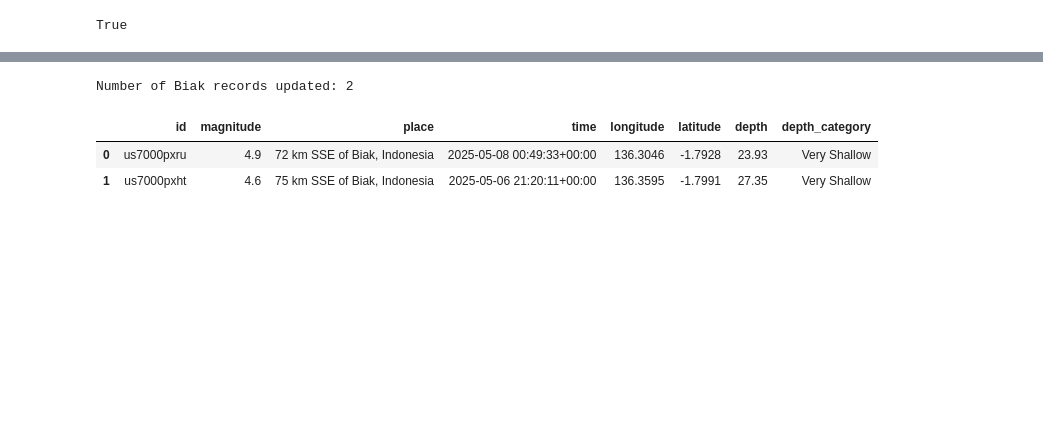
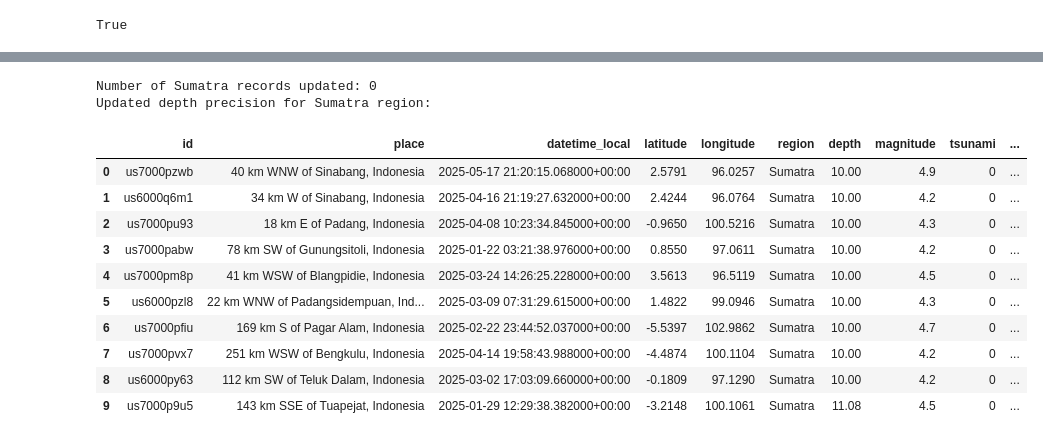
Before and after one commit to QwAct225/magnitudr, a Jupyter notebook: notebook/crud_operations.ipynb, the cells around one changed output, grey strips where cells are left out. Cells and saved outputs as stored; diff of their text form; code cells hidden in the pictures; blank space fills up the shorter version.

```diff
--- a/notebook/crud_operations.ipynb
+++ b/notebook/crud_operations.ipynb
@@ -240,29 +269,40 @@ Number of place names updated: 0
 # %%
-# Example 3: Update Depths for Biak Region (Update Operations)
+# Example 3: Update Depths for Sumatra Region (Update Operations)
 update_query_3 = text("""
-UPDATE earthquakes_batch
+UPDATE earthquakes_enhanced
 SET depth = round(depth::numeric, 2)
-WHERE place LIKE '%Biak, Indonesia%'
-AND depth < 30;
+WHERE region = 'Sumatra'
+AND depth != round(depth::numeric, 2);
 """)
 
 rows_updated = execute_update(update_query_3)
-print(f"Number of Biak records updated: {rows_updated}")
+print(f"Number of Sumatra records updated: {rows_updated}")
 
 # Check updated records
 select_query_3 = text("""
 SELECT *
-FROM earthquakes_batch
-WHERE place LIKE '%Biak, Indonesia%'
-ORDER BY depth;
+FROM earthquakes_enhanced
+WHERE region = 'Sumatra'
+ORDER BY depth
+LIMIT 10;
 """)
 
 updated_depths = execute_query(select_query_3)
+print("Updated depth precision for Sumatra region:")
 display(updated_depths)
 # %% [output]
-Number of Biak records updated: 2
+Number of Sumatra records updated: 0
+Updated depth precision for Sumatra region:
-|  | id | magnitude | place | time | longitude | latitude | depth | depth_category |
-| 0 | us7000pxru | 4.9 | 72 km SSE of Biak, Indonesia | 2025-05-08 00:49:33+00:00 | 136.3046 | -1.7928 | 23.93 | Very Shallow |
-| 1 | us7000pxht | 4.6 | 75 km SSE of Biak, Indonesia | 2025-05-06 21:20:11+00:00 | 136.3595 | -1.7991 | 27.35 | Very Shallow |
+|  | id | place | datetime_local | latitude | longitude | region | depth | magnitude | tsunami | ... |
+| 0 | us7000pzwb | 40 km WNW of Sinabang, Indonesia | 2025-05-17 21:20:15.068000+00:00 | 2.5791 | 96.0257 | Sumatra | 10.00 | 4.9 | 0 | ... |
+| 1 | us6000q6m1 | 34 km W of Sinabang, Indonesia | 2025-04-16 21:19:27.632000+00:00 | 2.4244 | 96.0764 | Sumatra | 10.00 | 4.2 | 0 | ... |
+| 2 | us7000pu93 | 18 km E of Padang, Indonesia | 2025-04-08 10:23:34.845000+00:00 | -0.9650 | 100.5216 | Sumatra | 10.00 | 4.3 | 0 | ... |
+| 3 | us7000pabw | 78 km SW of Gunungsitoli, Indonesia | 2025-01-22 03:21:38.976000+00:00 | 0.8550 | 97.0611 | Sumatra | 10.00 | 4.2 | 0 | ... |
+| 4 | us7000pm8p | 41 km WSW of Blangpidie, Indonesia | 2025-03-24 14:26:25.228000+00:00 | 3.5613 | 96.5119 | Sumatra | 10.00 | 4.5 | 0 | ... |
+| 5 | us6000pzl8 | 22 km WNW of Padangsidempuan, Ind... | 2025-03-09 07:31:29.615000+00:00 | 1.4822 | 99.0946 | Sumatra | 10.00 | 4.3 | 0 | ... |
+| 6 | us7000pfiu | 169 km S of Pagar Alam, Indonesia | 2025-02-22 23:44:52.037000+00:00 | -5.5397 | 102.9862 | Sumatra | 10.00 | 4.7 | 0 | ... |
+| 7 | us7000pvx7 | 251 km WSW of Bengkulu, Indonesia | 2025-04-14 19:58:43.988000+00:00 | -4.4874 | 100.1104 | Sumatra | 10.00 | 4.2 | 0 | ... |
+| 8 | us6000py63 | 112 km SW of Teluk Dalam, Indonesia | 2025-03-02 17:03:09.660000+00:00 | -0.1809 | 97.1290 | Sumatra | 10.00 | 4.2 | 0 | ... |
+| 9 | us7000p9u5 | 143 km SSE of Tuapejat, Indonesia | 2025-01-29 12:29:38.382000+00:00 | -3.2148 | 100.1061 | Sumatra | 11.08 | 4.5 | 0 | ... |
 # %%
 # Example 1: Delete Duplicates (Delete Operations)
```
Also changed, not shown: parts of 12 cells of this notebook.
